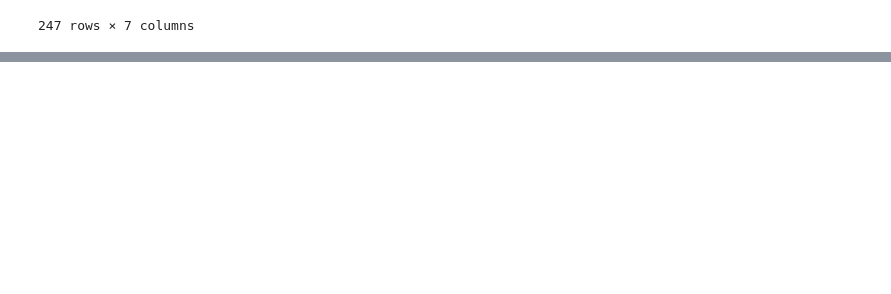
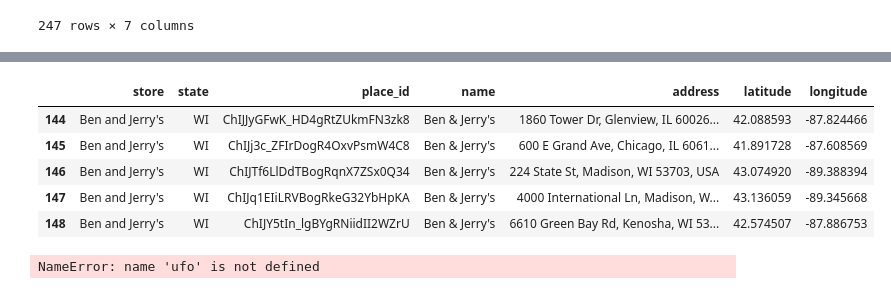
Before and after one commit to Agrattendick/GroupProject2, a Jupyter notebook: Ben&Jerrys_geolocation/Ben&Jerry.ipynb, the cells around one changed output, grey strips where cells are left out. Drawn from its saved outputs; the diff is of its cells as text; code cells hidden in the pictures; blank space fills up the shorter version.

```diff
--- a/Ben&Jerrys_geolocation/Ben&Jerry.ipynb
+++ b/Ben&Jerrys_geolocation/Ben&Jerry.ipynb
@@ -126,3 +126,72 @@ clean_df2.head()
 # %%
 # write output to CSV file
 clean_df2.to_csv(csv_file, index=False, quoting=csv.QUOTE_ALL)
+# %%
+import csv, json
+import geojson
+from geojson import Feature, FeatureCollection, Point, dump
+import pandas as pd
+icecream = pd.read_csv(r'ben&jerrys.geo-loc.2018-10-29-09.31.19.csv')
+icecream.tail()
+# %% [output]
+|  | store | state | place_id | name | address | latitude | longitude |
+| 144 | Ben and Jerry's | WI | ChIJJyGFwK_HD4gRtZUkmFN3zk8 | Ben & Jerry's | 1860 Tower Dr, Glenview, IL 60026... | 42.088593 | -87.824466 |
+| 145 | Ben and Jerry's | WI | ChIJj3c_ZFIrDogR4OxvPsmW4C8 | Ben & Jerry's | 600 E Grand Ave, Chicago, IL 6061... | 41.891728 | -87.608569 |
+| 146 | Ben and Jerry's | WI | ChIJTf6LlDdTBogRqnX7ZSx0Q34 | Ben & Jerry's | 224 State St, Madison, WI 53703, USA | 43.074920 | -89.388394 |
+| 147 | Ben and Jerry's | WI | ChIJq1EIiLRVBogRkeG32YbHpKA | Ben & Jerry's | 4000 International Ln, Madison, W... | 43.136059 | -89.345668 |
+| 148 | Ben and Jerry's | WI | ChIJY5tIn_lgBYgRNiidII2WZrU | Ben & Jerry's | 6610 Green Bay Rd, Kenosha, WI 53... | 42.574507 | -87.886753 |
+# %%
+def icecream_to_geojson(ufo, properties, latitude='latitude', longitude='longitude'):
+    """
+    Turn a dataframe containing point data into a geojson formatted python dictionary
+
+    df : the dataframe to convert to geojson
+    properties : a list of columns in the dataframe to turn into geojson feature properties
+    lat : the name of the column in the dataframe that contains latitude data
+    lng : the name of the column in the dataframe that contains longitude data
+    """
+
+    # create a new python dict to contain our geojson data, using geojson format
+    geojson = {'type':'FeatureCollection', 'features':[]}
+
+    # loop through each row in the dataframe and convert each row to geojson format
+    # x is the equivalent of the row, df.iterrows converts the dataframe in to a pd.series object
+    # the x is a counter and has no influence
+    for x, row in icecream.iterrows():
+
+        feature = {'type':'Feature',
+                   'properties':{},
+                   'geometry':{'type':'Point',
+                               'coordinates':[]}}
+
+        # fill in the coordinates
+        feature['geometry']['coordinates'] = [float(row.longitude),float(row.latitude)]
+
+        # be aware that the dataframe is a pd.series
+        #print('rowitem converts to ndarray(numpy) :\n ', row)
+        # convert the array to a pandas.serie
+        geo_props = pd.Series(row)
+
+        # for each column, get the value and add it as a new feature property
+        # prop determines the list from the properties
+        for prop in properties:
+
+            #loop over the items to convert to string elements
+
+            #convert to string
+            if type(geo_props[prop]) == float:
+                #print('ok')
+                geo_props[prop] = str(int(geo_props[prop]))
+
+            # now create a json format, here we have to make the dict properties
+            feature['properties'][prop] = geo_props[prop]
+
+        # add this feature (aka, converted dataframe row) to the list of features inside our dict
+        geojson['features'].append(feature)
+
+    return geojson
+
+with open('icecream.geojson','w') as f:
+    json.dump(icecream_to_geojson(ufo,['latitude','longitude']),f)
+# %% [output]
+NameError: name 'ufo' is not defined
```
Also changed, not shown: 12 other files.
